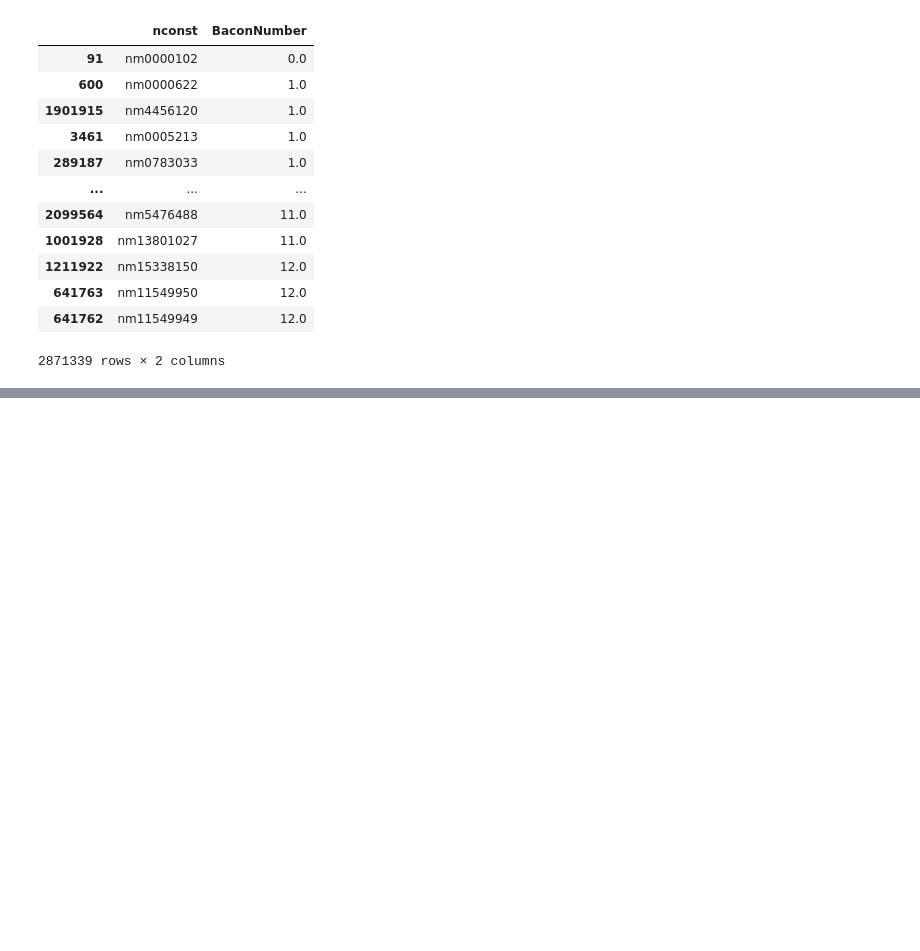
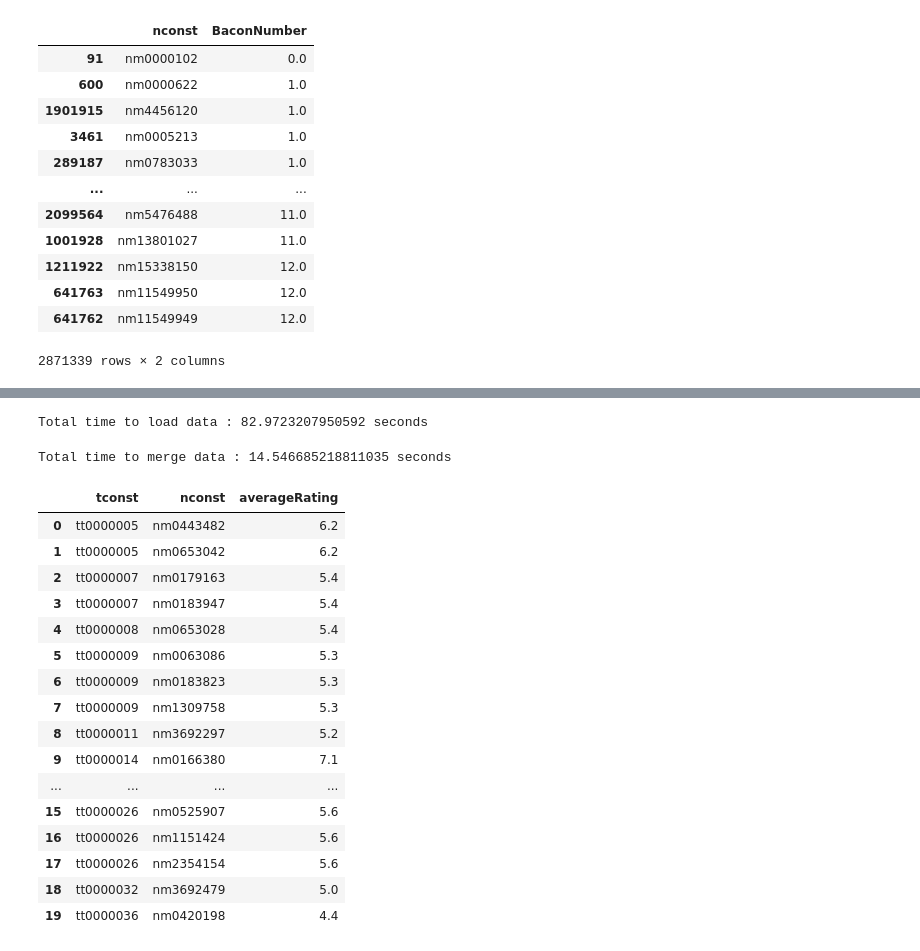
Before and after one commit to PixelWolph/INFO8002---Project-Matteo-Cedric-Louis, a Jupyter notebook: Data_Analysis.ipynb, the cells around one changed output, grey strips where cells are left out. Cells and saved outputs as stored; diff of their text form; code cells hidden in the pictures; blank space fills up the shorter version.

Commit message:
Added challB in simple python with pandas

```diff
--- a/Data_Analysis.ipynb
+++ b/Data_Analysis.ipynb
@@ -229,0 +252,46 @@ bacon_numbers
+# %%
+# Start the timer
+start_time = time.time()
+
+title_principals_df = pd.read_csv(f"{base_path}title.principals.tsv", sep='\t')
+title_ratings_df = pd.read_csv(f"{base_path}title.ratings.tsv", sep='\t')
+
+# End the timer
+end_time = time.time()
+# Calculate and print the total time taken
+total_time = end_time - start_time
+print(f"Total time to load data : {total_time} seconds")
+# %% [output]
+Total time to load data : 82.9723207950592 seconds
+# %%
+# Start the timer
+start_time = time.time()
+actors_only_df = title_principals_df[title_principals_df['category'].isin(['actor', 'actress'])][['tconst', 'nconst']]
+challenge_B_df = pd.merge(actors_only_df, title_ratings_df[['tconst', 'averageRating']], on='tconst')
+
+# End the timer
+end_time = time.time()
+# Calculate and print the total time taken
+total_time = end_time - start_time
+print(f"Total time to merge data : {total_time} seconds")
+
+challenge_B_df.head(20)
+# %% [output]
+Total time to merge data : 14.546685218811035 seconds
+|  | tconst | nconst | averageRating |
+| 0 | tt0000005 | nm0443482 | 6.2 |
+| 1 | tt0000005 | nm0653042 | 6.2 |
+| 2 | tt0000007 | nm0179163 | 5.4 |
+| 3 | tt0000007 | nm0183947 | 5.4 |
+| 4 | tt0000008 | nm0653028 | 5.4 |
+| 5 | tt0000009 | nm0063086 | 5.3 |
+| 6 | tt0000009 | nm0183823 | 5.3 |
+| 7 | tt0000009 | nm1309758 | 5.3 |
+| 8 | tt0000011 | nm3692297 | 5.2 |
+| 9 | tt0000014 | nm0166380 | 7.1 |
+| ... | ... | ... | ... |
+| 15 | tt0000026 | nm0525907 | 5.6 |
+| 16 | tt0000026 | nm1151424 | 5.6 |
+| 17 | tt0000026 | nm2354154 | 5.6 |
+| 18 | tt0000032 | nm3692479 | 5.0 |
+| 19 | tt0000036 | nm0420198 | 4.4 |
```
Also changed, not shown: parts of 8 cells of this notebook, 1 other file.
